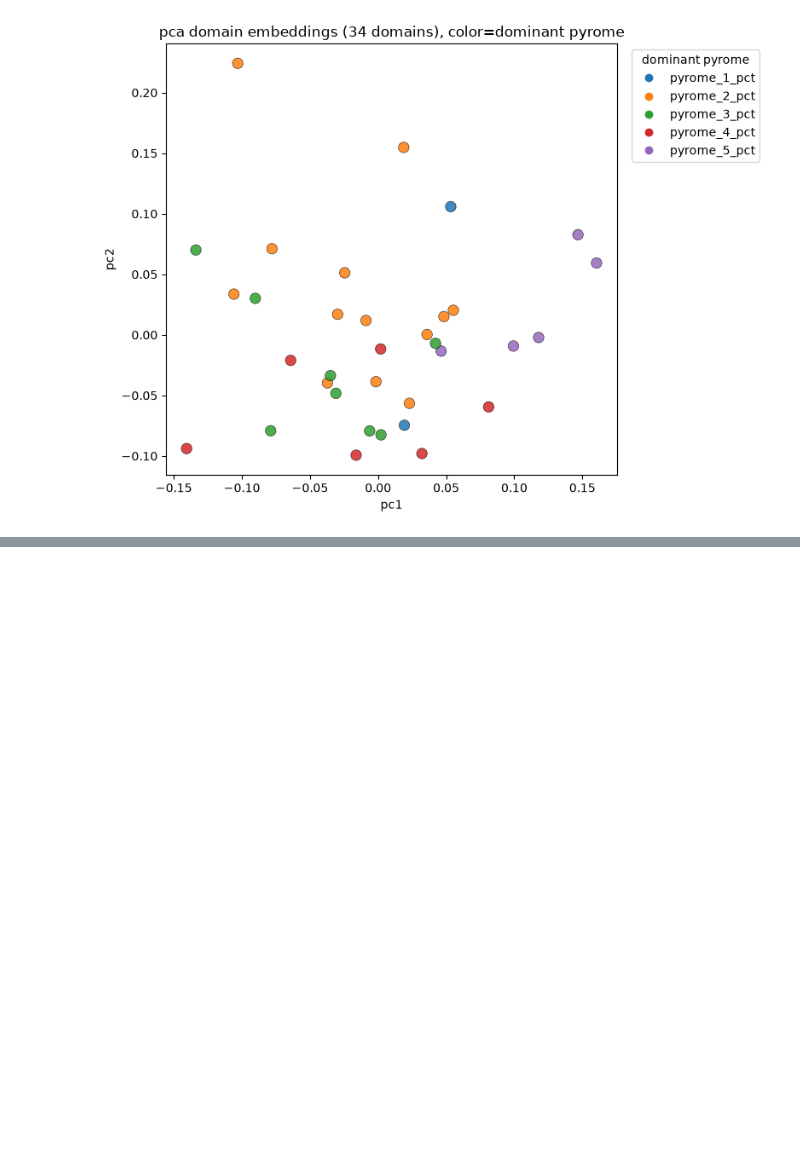
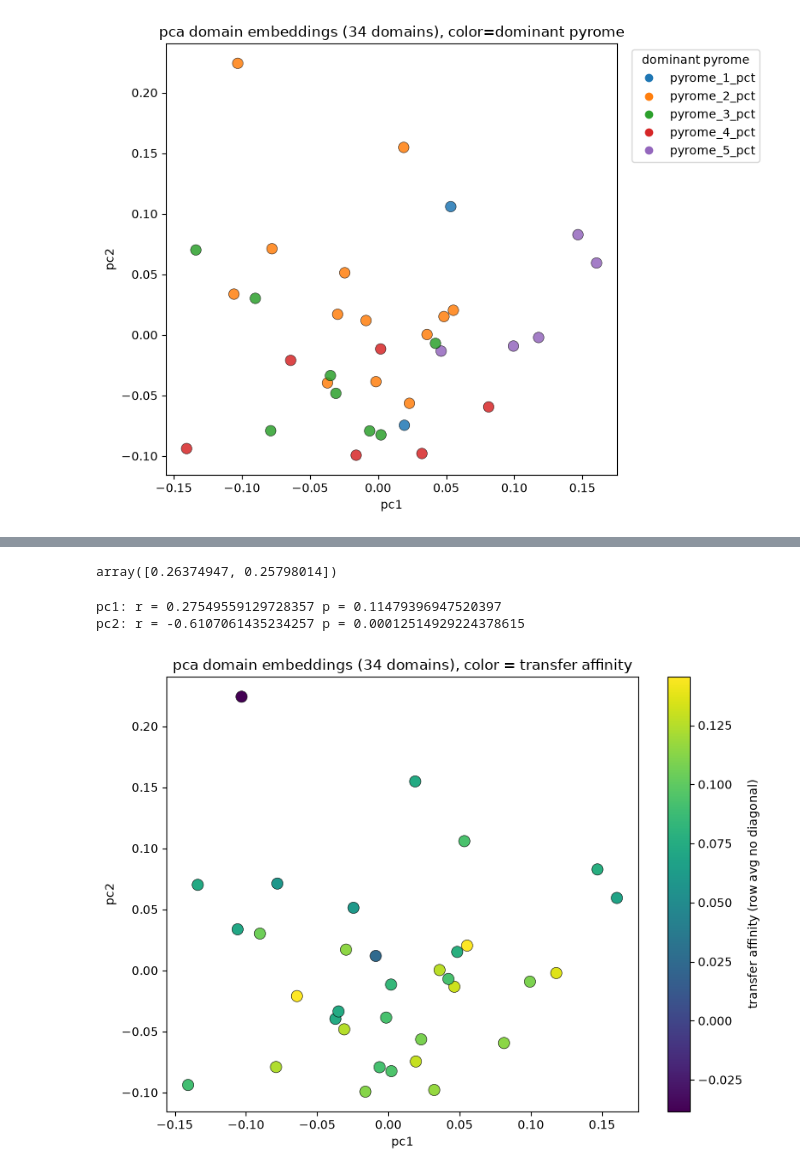
Before and after one commit to yashkher-123/transferability-through-representations, a Jupyter notebook: probing/cluster_v4.ipynb, the cells around one changed output, grey strips where cells are left out. Saved outputs shown, nothing was run; the diff lists cells and outputs as text; code cells hidden in the pictures; blank space fills up the shorter version.

Commit message:
ran bias vs embedding and affinity vs embedding corrs

```diff
--- a/probing/cluster_v4.ipynb
+++ b/probing/cluster_v4.ipynb
@@ -245,3 +245,10 @@ plt.tight_layout()
 plt.show()
 # %% [output]
 [figure]
+# %%
+true_matrix = pd.read_csv("../transfer-matrix/rf_transfer_matrix.csv")
+true_matrix.set_index("Unnamed: 0", inplace=True)
+true_matrix.index.name = None
+true_matrix.index = true_matrix.index.astype(int)
+true_matrix.columns = true_matrix.columns.astype(int)
+true_matrix.head()
@@ -247,0 +263,10 @@ plt.show()
+# %%
+# transfer affinity per domain, row avg excl diagonal, higher = domain transfers well to others as source
+domain_ids = true_matrix.index
+# %%
+affinity = {}
+for d in domain_ids:
+    row = true_matrix.loc[d].drop(index=d)
+    affinity[d] = row.mean()
+
+affinity_df = pd.DataFrame({"domain_id": list(affinity.keys()), "transfer_affinity": list(affinity.values())})
@@ -247,0 +282,40 @@ plt.show()
+# %%
+# use full 34 domain embeddings, not the 16 domain pyrome subset
+affinity_merged = embeddings.merge(affinity_df, on="domain_id", how="inner")
+
+feature_cols = [c for c in embeddings.columns if c.startswith("e_")]
+X_affinity = affinity_merged[feature_cols].values
+
+pca_affinity = PCA(n_components=2)
+X_affinity_pca = pca_affinity.fit_transform(X_affinity)
+# %%
+pca_affinity.explained_variance_ratio_
+# %% [output]
+array([0.26374947, 0.25798014])
+# %%
+r1, p1 = pearsonr(affinity_merged["transfer_affinity"], X_affinity_pca[:, 0])
+r2, p2 = pearsonr(affinity_merged["transfer_affinity"], X_affinity_pca[:, 1])
+print("pc1: r =", r1, "p =", p1)
+print("pc2: r =", r2, "p =", p2)
+# %% [output]
+pc1: r = 0.27549559129728357 p = 0.11479396947520397
+pc2: r = -0.6107061435234257 p = 0.00012514929224378615
+# %%
+plt.figure(figsize=(8, 6))
+sc = plt.scatter(
+    X_affinity_pca[:, 0],
+    X_affinity_pca[:, 1],
+    c=affinity_merged["transfer_affinity"],
+    cmap="viridis",
+    s=90,
+    edgecolor="black",
+    linewidth=0.4,
+)
+plt.colorbar(sc, label="transfer affinity (row avg no diagonal)")
+plt.xlabel("pc1")
+plt.ylabel("pc2")
+plt.title("pca domain embeddings (34 domains), color = transfer affinity")
+plt.tight_layout()
+plt.show()
+# %% [output]
+[figure, added]
```
Also changed, not shown: parts of 5 cells of this notebook, 2 other files.
